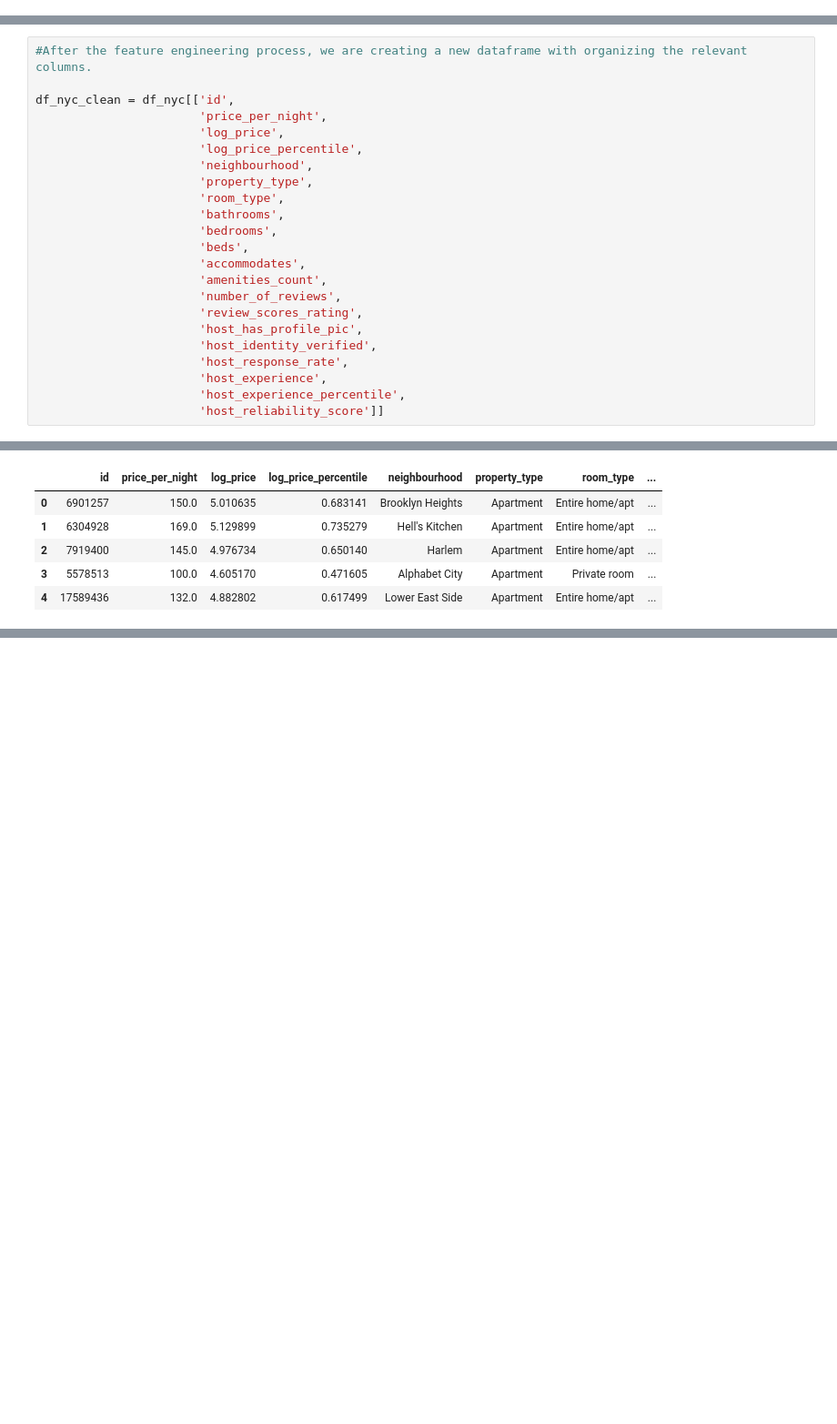
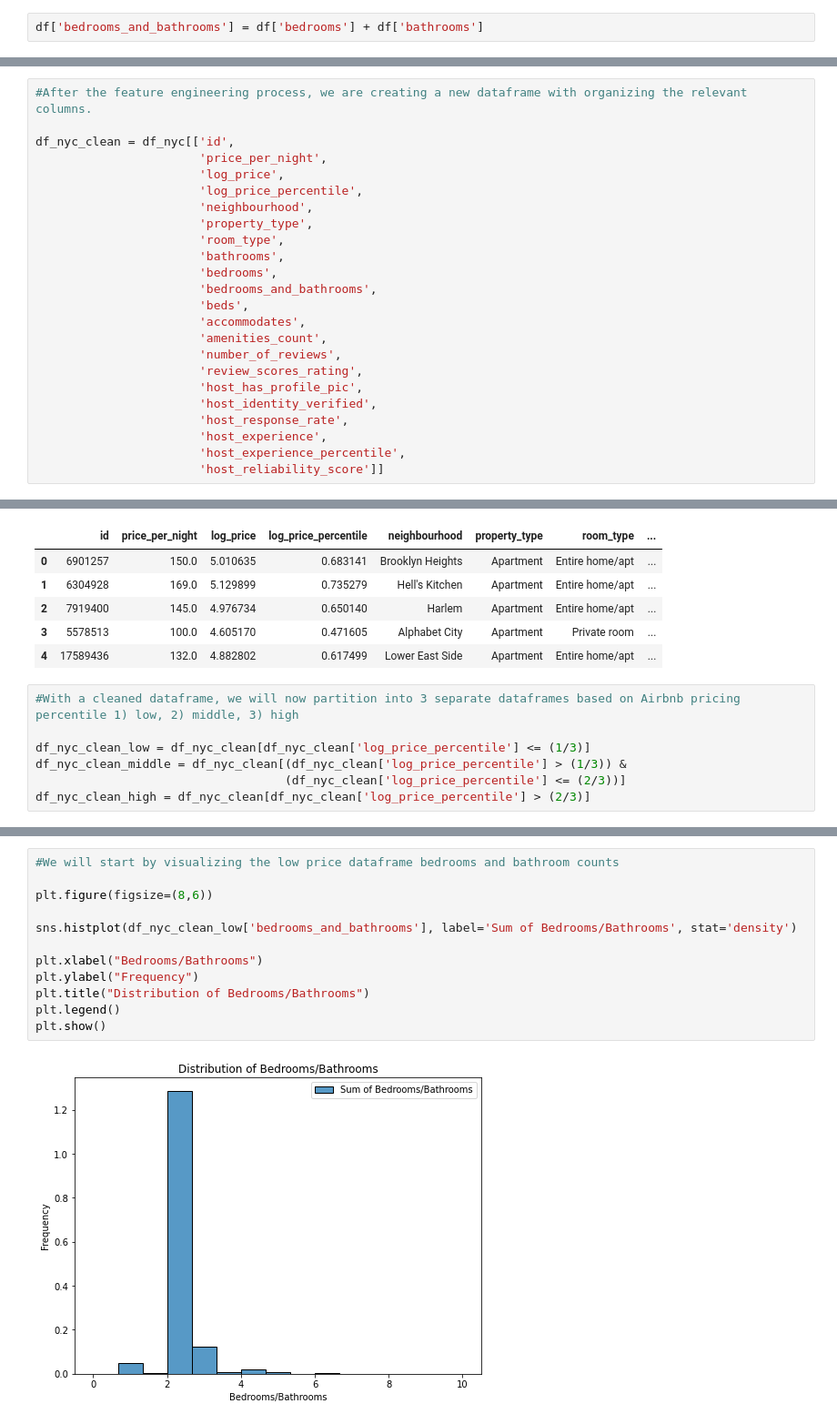
Before and after one commit to schoe4208/Airbnb-NYC-Predictive-Analysis, a Jupyter notebook: airbnb_notebook.ipynb, the cells around one changed output, grey strips where cells are left out. Shown at 91% size. Drawn from its saved outputs; the diff is of its cells as text; blank space fills up the shorter version.

```diff
--- a/airbnb_notebook.ipynb
+++ b/airbnb_notebook.ipynb
@@ -181,6 +181,8 @@ memory usage: 17.6+ MB
 #We will also remove the null values in bedrooms
 
 df.dropna(subset=['bedrooms'], inplace=True)
+# %%
+df['bedrooms_and_bathrooms'] = df['bedrooms'] + df['bathrooms']
 # %%
 df.info()
 # %% [output]
@@ -733,6 +735,7 @@ df_nyc_clean = df_nyc[['id',
                        'room_type',
                        'bathrooms',
                        'bedrooms',
+                       'bedrooms_and_bathrooms',
                        'beds',
                        'accommodates',
                        'amenities_count',
@@ -753,3 +756,10 @@ df_nyc_clean.head()
 | 2 | 7919400 | 145.0 | 4.976734 | 0.650140 | Harlem | Apartment | Entire home/apt | ... |
 | 3 | 5578513 | 100.0 | 4.605170 | 0.471605 | Alphabet City | Apartment | Private room | ... |
 | 4 | 17589436 | 132.0 | 4.882802 | 0.617499 | Lower East Side | Apartment | Entire home/apt | ... |
+# %%
+#With a cleaned dataframe, we will now partition into 3 separate dataframes based on Airbnb pricing percentile 1) low, 2) middle, 3) high
+
+df_nyc_clean_low = df_nyc_clean[df_nyc_clean['log_price_percentile'] <= (1/3)]
+df_nyc_clean_middle = df_nyc_clean[(df_nyc_clean['log_price_percentile'] > (1/3)) &
+                                   (df_nyc_clean['log_price_percentile'] <= (2/3))]
+df_nyc_clean_high = df_nyc_clean[df_nyc_clean['log_price_percentile'] > (2/3)]
@@ -755,0 +806,14 @@ df_nyc_clean.head()
+# %%
+#We will start by visualizing the low price dataframe bedrooms and bathroom counts
+
+plt.figure(figsize=(8,6))
+
+sns.histplot(df_nyc_clean_low['bedrooms_and_bathrooms'], label='Sum of Bedrooms/Bathrooms', stat='density')
+
+plt.xlabel("Bedrooms/Bathrooms")
+plt.ylabel("Frequency")
+plt.title("Distribution of Bedrooms/Bathrooms")
+plt.legend()
+plt.show()
+# %% [output]
+[figure, added]
```
Also changed, not shown: parts of 15 cells of this notebook.
